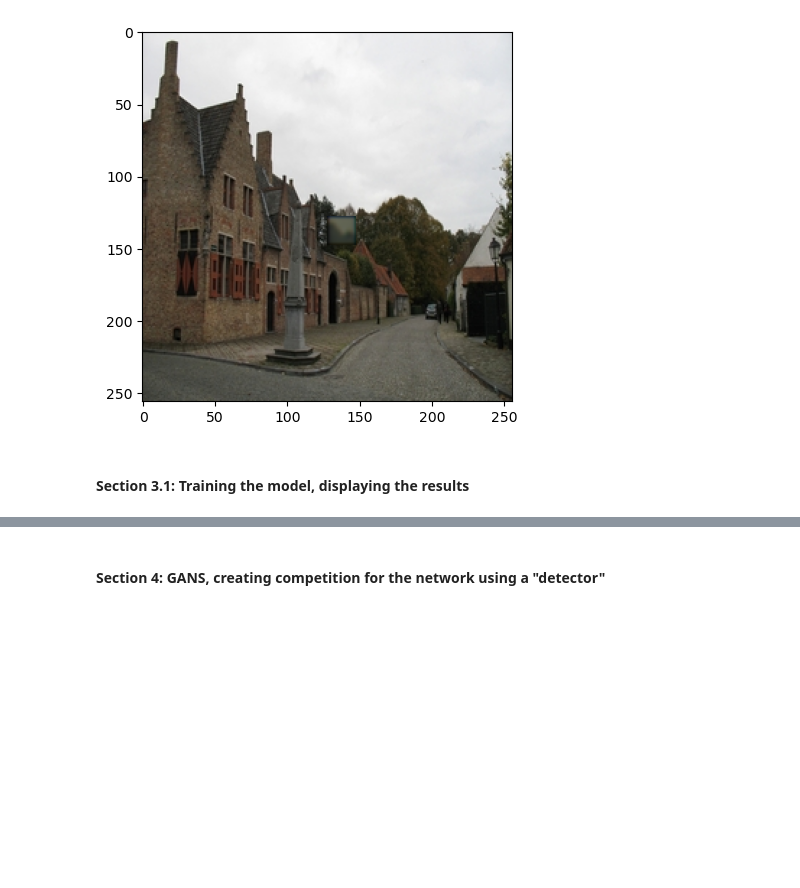
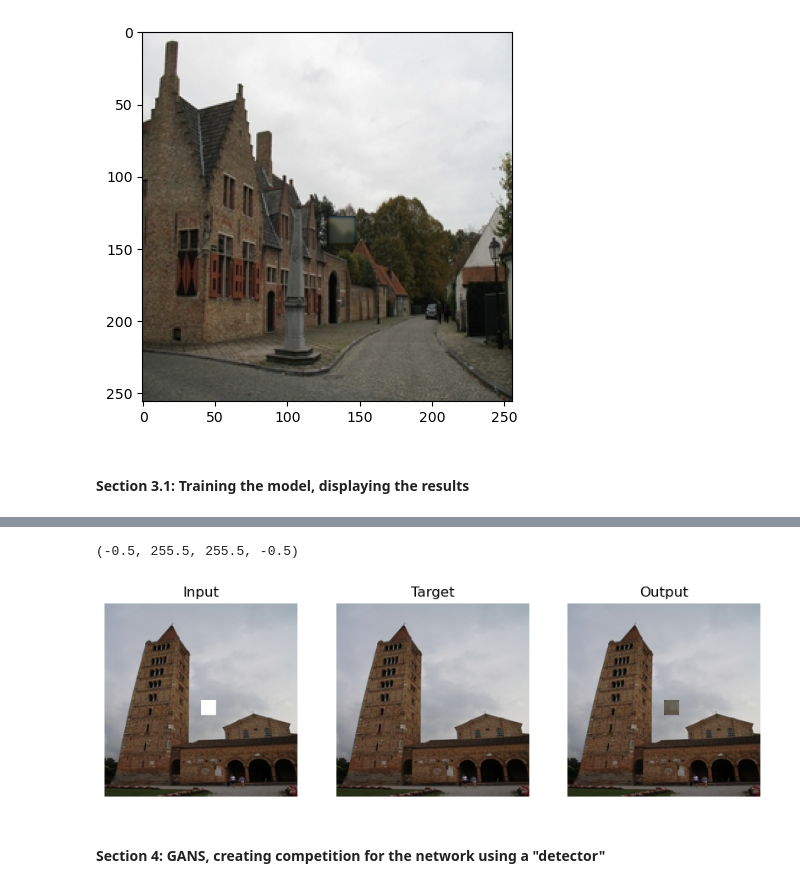
Before and after one commit to Arvin132/Inpainting-vision, a Jupyter notebook: showcase.ipynb, the cells around one changed output, grey strips where cells are left out. Saved outputs shown, nothing was run; the diff lists cells and outputs as text; code cells hidden in the pictures; blank space fills up the shorter version.

```diff
--- a/showcase.ipynb
+++ b/showcase.ipynb
@@ -233,3 +278,31 @@ plt.imshow(output)
+# %%
+img2 = val_set[0] # will be used for sanity testing the model
+
+fig, axes = plt.subplots(1, 3, figsize=(10, 5))  # 1 row, 2 columns
+results, target = RemovePatch((128, 128), (20, 20))((img2, None))
+
+axes[0].imshow(results)
+axes[0].set_title("Input")
+axes[0].axis('off')
+
+axes[1].imshow(target)
+axes[1].set_title("Target")
+axes[1].axis('off')
+
+ds_test = CustomImgDataset([img2], transforms=Compose([RemovePatch(patch_loc, patch_size)]))
+dl_test = DataLoader(ds_test, shuffle=False)
+data_iter = iter(dl_test)
+data = next(data_iter)
+image, target = data
+output = trained_net.forward(image)
+output = torch_image_to_numpy(output[0])
+
+axes[2].imshow(output)
+axes[2].set_title("Output")
+axes[2].axis('off')
+# %% [output]
+(-0.5, 255.5, 255.5, -0.5)
+[figure, added]
 # %% [markdown]
 #### Section 4: GANS, creating competition for the network using a "detector"
 # %% [markdown]
```
Also changed, not shown: parts of 6 cells of this notebook.
